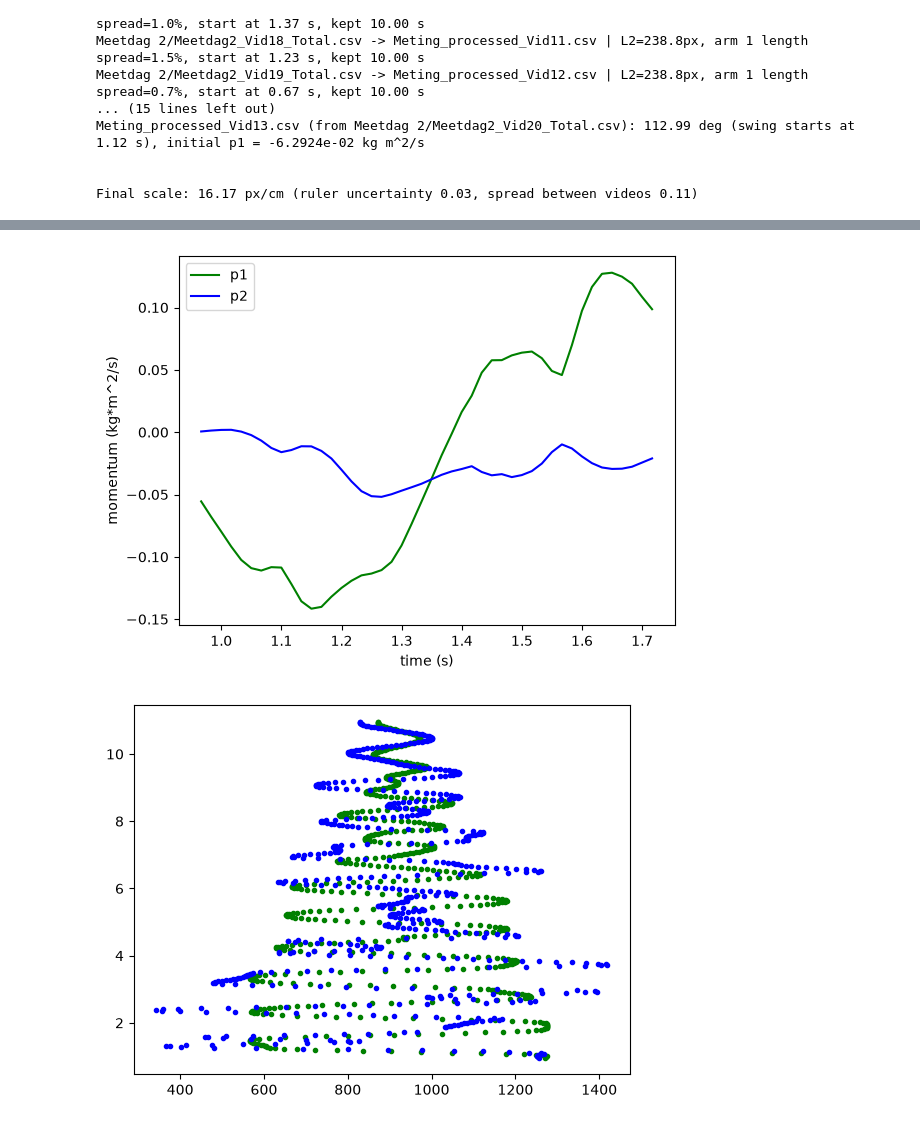
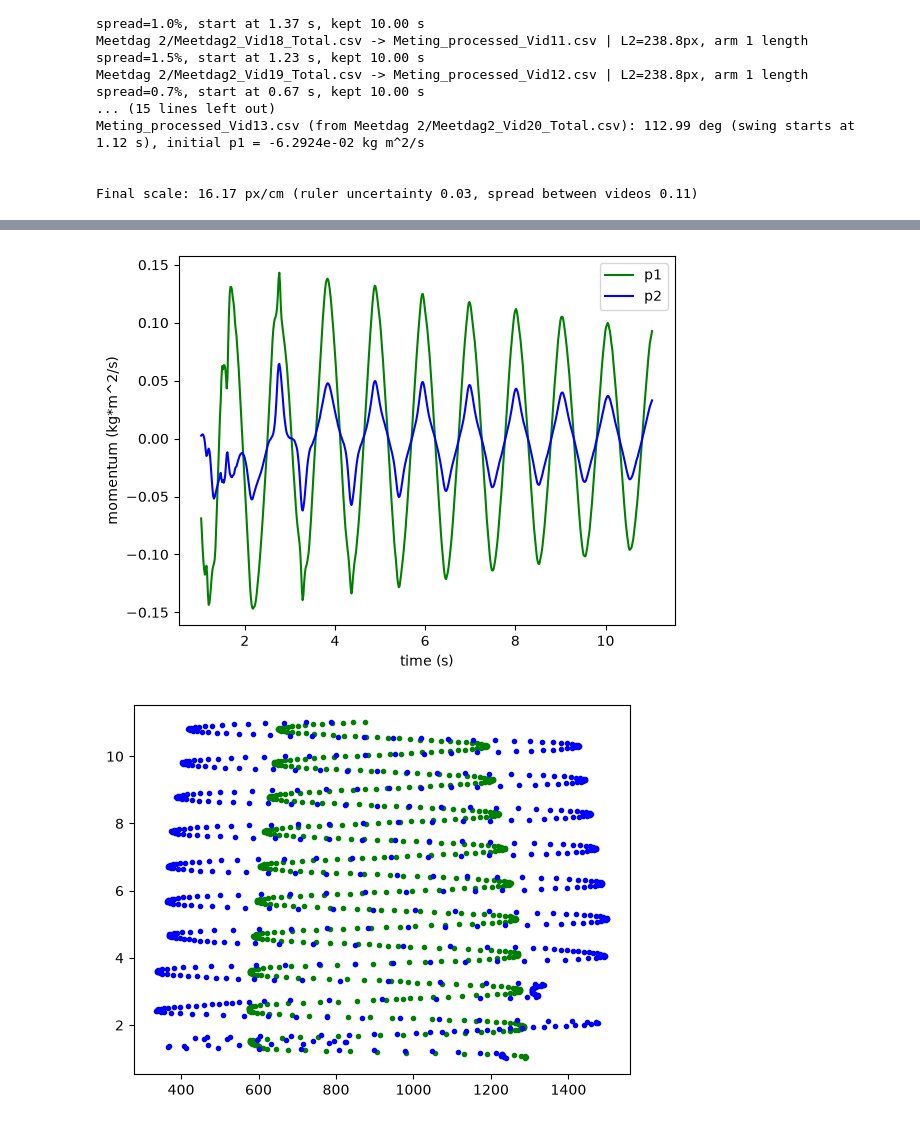
Before and after one commit to daantjebunschoten1-gif/RP---Double-Pendulum-, a Jupyter notebook: Data processing.ipynb, the cells around one changed output, grey strips where cells are left out. Drawn from its saved outputs; the diff is of its cells as text; code cells hidden in the pictures.

```diff
--- a/Data processing.ipynb
+++ b/Data processing.ipynb
@@ -171,7 +178,7 @@ Meting_processed_Vid13.csv (from Meetdag 2/Meetdag2_Vid20_Total.csv): 112.99 deg
 
 Final scale: 16.17 px/cm (ruler uncertainty 0.03, spread between videos 0.11)
 # %%
-coords= pd.read_csv("Meting_processed_Vid3.csv")
+coords= pd.read_csv("Meting_processed_Vid9.csv")
 
 
 tijd = coords["time_s"]
@@ -226,2 +233,2 @@ plt.show()
-[figure, old version]
+[figure, new version]
-[figure, old version]
+[figure, new version]
```
Also changed, not shown: parts of 4 cells of this notebook, 2 other files.
